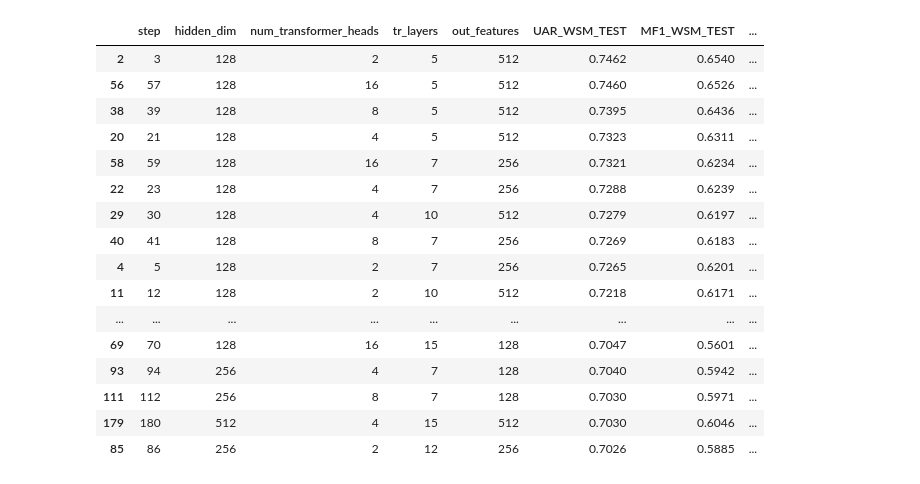
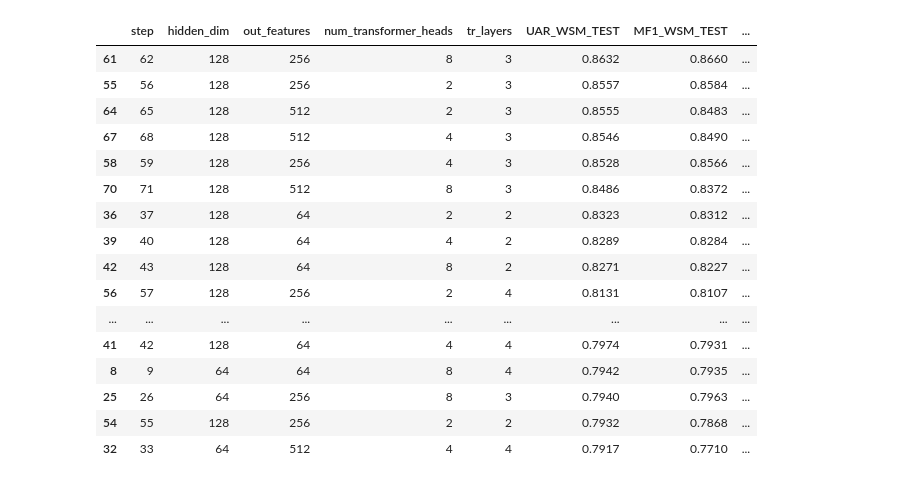
Before and after one commit to AlexandrAxyonov/BDCC_2025, a Jupyter notebook: analysis.ipynb, the cells around one changed output. Drawn from its saved outputs; the diff is of its cells as text; code cells hidden in the pictures.

```diff
--- a/analysis.ipynb
+++ b/analysis.ipynb
@@ -6,7 +6,7 @@ from typing import List, Dict, Any, Tuple
 import pandas as pd
 import matplotlib.pyplot as plt
 # %%
-LOG_PATH = Path(r"C:\Prgrm\BDCC_2025\results\results_prototypes_2025-12-23_00-20-14\overrides.txt")
+LOG_PATH = Path(r"C:\Prgrm\BDCC_2025\results\results_transformer_2026-01-15_23-03-02/overrides.txt")
 
 # читаем текст (на случай кривой кодировки попробуем cp1251)
 try:
@@ -16,3 +177,11 @@ except UnicodeDecodeError:
+# %%
+LOG_PATH = Path(r"C:\Prgrm\BDCC_2025\results\results_transformer_2026-01-15_21-25-52/overrides.txt")
+
+# читаем текст (на случай кривой кодировки попробуем cp1251)
+try:
+    text = LOG_PATH.read_text(encoding="utf-8")
+except UnicodeDecodeError:
+    text = LOG_PATH.read_text(encoding="cp1251")
 # %%
 # ====== НАСТРОЙКИ СМОТРИ ЗДЕСЬ ======
 METRIC = "UAR_WSM"   # например: "UAR_WSM", "MF1_WSM", "RECALL_C2_PARKINSON_WSM"
@@ -128,49 +297,49 @@ def view_sorted_split(df: pd.DataFrame, metric: str, split: str,
 
     # meta = step + все НЕ метрики (то есть гиперпараметры)
     meta_cols = ["step"] + [c for c in df.columns
                             if not (c.endswith("_DEV") or c.endswith("_TEST")) and c != "step"]
 
     # Какие метрики вообще оставляем
     all_metric_cols = [c for c in df.columns if c.endswith("_DEV") or c.endswith("_TEST")]
     if include_both:
         keep_metric_cols = all_metric_cols[:]
     else:
         keep_metric_cols = [c for c in all_metric_cols if c.endswith(f"_{split}")]
 
     if sort_col not in keep_metric_cols:
         available = sorted(set(c.rsplit("_", 1)[0] for c in keep_metric_cols))
         raise ValueError(f"Колонка {sort_col} не найдена в выбранном сплите {split}. "
                          f"Доступные метрики: {available}")
 
     # Сорт-метрика впереди, остальное — после, по алфавиту
     metric_cols_ordered = [sort_col] + [c for c in sorted(keep_metric_cols) if c != sort_col]
     ordered_cols = meta_cols + metric_cols_ordered
 
     out = df.loc[:, ordered_cols].sort_values(sort_col, ascending=ascending)
     return out.head(top)
 
 # ==== Парсим и показываем ====
 _rows = parse_blocks_dynamic(text)
 df = rows_to_dataframe_dynamic(_rows)
 
-result_table = view_sorted_split(df, metric=METRIC, split=SPLIT,
+result_table_2 = view_sorted_split(df, metric=METRIC, split=SPLIT,
                                  top=TOP, ascending=ASC, include_both=INCLUDE_BOTH)
-result_table
+result_table_2
 # %% [output]
-|  | step | hidden_dim | num_transformer_heads | tr_layers | out_features | UAR_WSM_TEST | MF1_WSM_TEST | ... |
-| 2 | 3 | 128 | 2 | 5 | 512 | 0.7462 | 0.6540 | ... |
-| 56 | 57 | 128 | 16 | 5 | 512 | 0.7460 | 0.6526 | ... |
-| 38 | 39 | 128 | 8 | 5 | 512 | 0.7395 | 0.6436 | ... |
-| 20 | 21 | 128 | 4 | 5 | 512 | 0.7323 | 0.6311 | ... |
-| 58 | 59 | 128 | 16 | 7 | 256 | 0.7321 | 0.6234 | ... |
-| 22 | 23 | 128 | 4 | 7 | 256 | 0.7288 | 0.6239 | ... |
-| 29 | 30 | 128 | 4 | 10 | 512 | 0.7279 | 0.6197 | ... |
-| 40 | 41 | 128 | 8 | 7 | 256 | 0.7269 | 0.6183 | ... |
-| 4 | 5 | 128 | 2 | 7 | 256 | 0.7265 | 0.6201 | ... |
-| 11 | 12 | 128 | 2 | 10 | 512 | 0.7218 | 0.6171 | ... |
+|  | step | hidden_dim | out_features | num_transformer_heads | tr_layers | UAR_WSM_TEST | MF1_WSM_TEST | ... |
+| 61 | 62 | 128 | 256 | 8 | 3 | 0.8632 | 0.8660 | ... |
+| 55 | 56 | 128 | 256 | 2 | 3 | 0.8557 | 0.8584 | ... |
+| 64 | 65 | 128 | 512 | 2 | 3 | 0.8555 | 0.8483 | ... |
+| 67 | 68 | 128 | 512 | 4 | 3 | 0.8546 | 0.8490 | ... |
+| 58 | 59 | 128 | 256 | 4 | 3 | 0.8528 | 0.8566 | ... |
+| 70 | 71 | 128 | 512 | 8 | 3 | 0.8486 | 0.8372 | ... |
+| 36 | 37 | 128 | 64 | 2 | 2 | 0.8323 | 0.8312 | ... |
+| 39 | 40 | 128 | 64 | 4 | 2 | 0.8289 | 0.8284 | ... |
+| 42 | 43 | 128 | 64 | 8 | 2 | 0.8271 | 0.8227 | ... |
+| 56 | 57 | 128 | 256 | 2 | 4 | 0.8131 | 0.8107 | ... |
 | ... | ... | ... | ... | ... | ... | ... | ... | ... |
-| 69 | 70 | 128 | 16 | 15 | 128 | 0.7047 | 0.5601 | ... |
-| 93 | 94 | 256 | 4 | 7 | 128 | 0.7040 | 0.5942 | ... |
-| 111 | 112 | 256 | 8 | 7 | 128 | 0.7030 | 0.5971 | ... |
-| 179 | 180 | 512 | 4 | 15 | 512 | 0.7030 | 0.6046 | ... |
-| 85 | 86 | 256 | 2 | 12 | 256 | 0.7026 | 0.5885 | ... |
+| 41 | 42 | 128 | 64 | 4 | 4 | 0.7974 | 0.7931 | ... |
+| 8 | 9 | 64 | 64 | 8 | 4 | 0.7942 | 0.7935 | ... |
+| 25 | 26 | 64 | 256 | 8 | 3 | 0.7940 | 0.7963 | ... |
+| 54 | 55 | 128 | 256 | 2 | 2 | 0.7932 | 0.7868 | ... |
+| 32 | 33 | 64 | 512 | 4 | 4 | 0.7917 | 0.7710 | ... |
```
Also changed, not shown: parts of 16 cells of this notebook, 11 other files.
